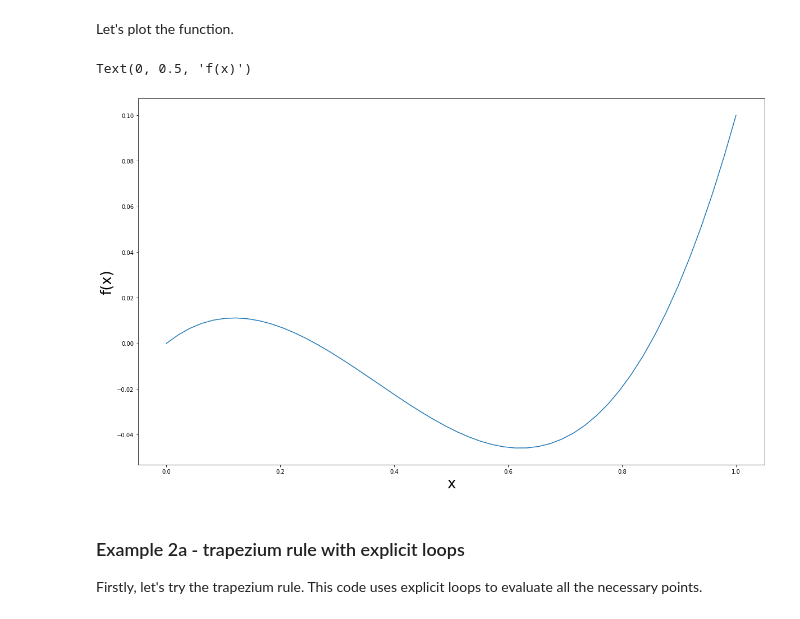
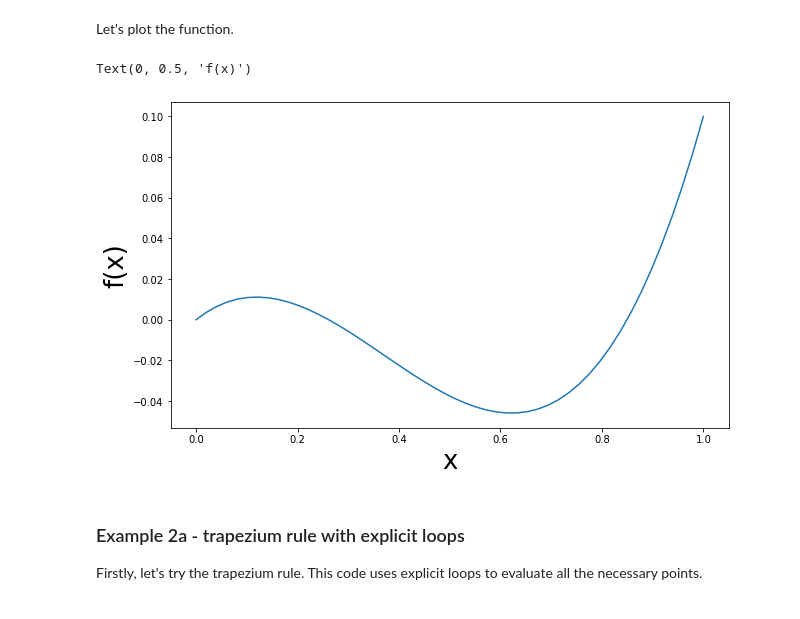
Before and after one commit to C-H-Simpson/profiling_example, a Jupyter notebook: Profiling.ipynb, the cells around one changed output. Cells and saved outputs as stored; diff of their text form; code cells hidden in the pictures.

```diff
--- a/Profiling.ipynb
+++ b/Profiling.ipynb
@@ -143,14 +142,14 @@ true_integral: -0.008333333333333304
 Let's plot the function.
 # %%
 import matplotlib.pyplot as plt
-plt.figure(figsize=(20,12))
+plt.figure(figsize=(10,6))
 x = linspace(*lims)
 plt.plot(x, f(x))
 plt.xlabel('x', fontsize=26)
 plt.ylabel('f(x)', fontsize=26)
 # %% [output]
 Text(0, 0.5, 'f(x)')
-[figure, old version]
+[figure, new version]
 # %% [markdown]
 ### Example 2a - trapezium rule with explicit loops
 Firstly, let's try the trapezium rule. This code uses explicit loops to evaluate all the necessary points.
```
Also changed, not shown: parts of 10 cells of this notebook.
